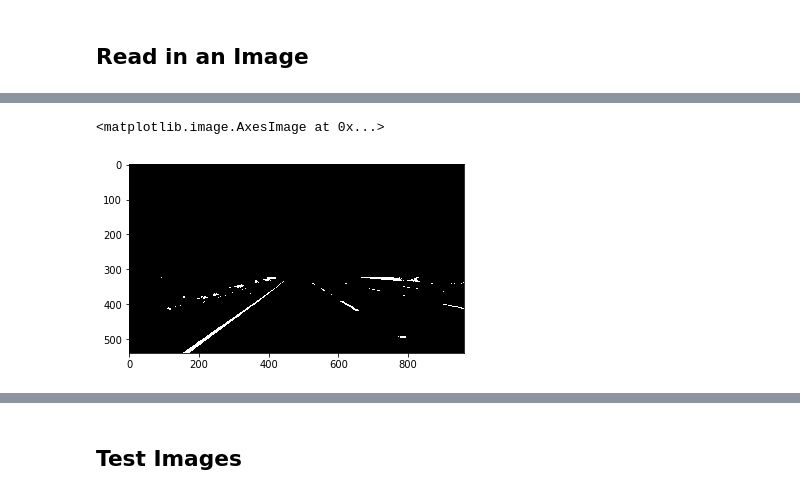
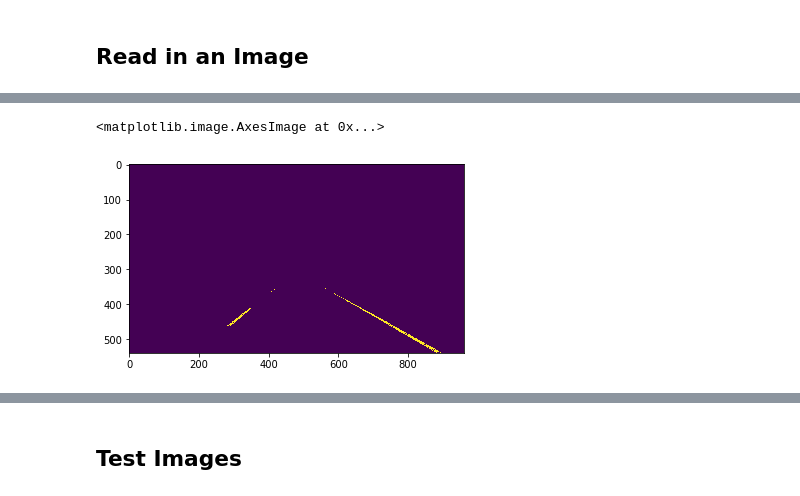
Before and after one commit to georgosgeorgos/LaneLines, a Jupyter notebook: P1.ipynb, the cells around one changed output, grey strips where cells are left out. Saved outputs shown, nothing was run; the diff lists cells and outputs as text; code cells hidden in the pictures.

```diff
--- a/P1.ipynb
+++ b/P1.ipynb
@@ -192,7 +247,7 @@ def weighted_img(img, initial_img, α=0.8, β=1., λ=0.):
 ## Read in an Image
 # %%
 #reading in an image
-image = mpimg.imread('test_images/solidYellowCurve.jpg')
+image = mpimg.imread('test_images/solidWhiteCurve.jpg')
 
 #printing out some stats and plotting
 print('This image is:', type(image), 'with dimensions:', image.shape)
@@ -204,7 +259,7 @@ This image is: <class 'numpy.ndarray'> with dimensions: (540, 960, 3)
 # %%
 n, m = image.shape[0], image.shape[1]
 # %%
-vertices = np.array([ [0, 0.6*n], [m, 0.6*n], [m, n], [0, n] ], dtype='int32')
+vertices = np.array([ [0.5*m, 0.55*n], [0.5*m, 0.55*n], [m, n], [0, n] ], dtype='int32')
 # %%
 reg = region_of_interest(image, [vertices])
 # %%
@@ -226,0 +277,2 @@ color = cv2.inRange(gray, color_lower, color_upper)
+# %%
+hsv = hsvscale(reg)
@@ -227,8 +284,10 @@ color = cv2.inRange(gray, color_lower, color_upper)
+# %%
+color = color_image(hsv, "hsv")
 # %%
-plt.imshow(color, cmap='gray')
+plt.imshow(color)
 # %% [output]
 <matplotlib.image.AxesImage at 0x...>
-[figure, old version]
+[figure, new version]
 # %%
 gauss = gaussian_blur(color, 5)
 # %%
```
Also changed, not shown: parts of 26 cells of this notebook, 9 other files.
